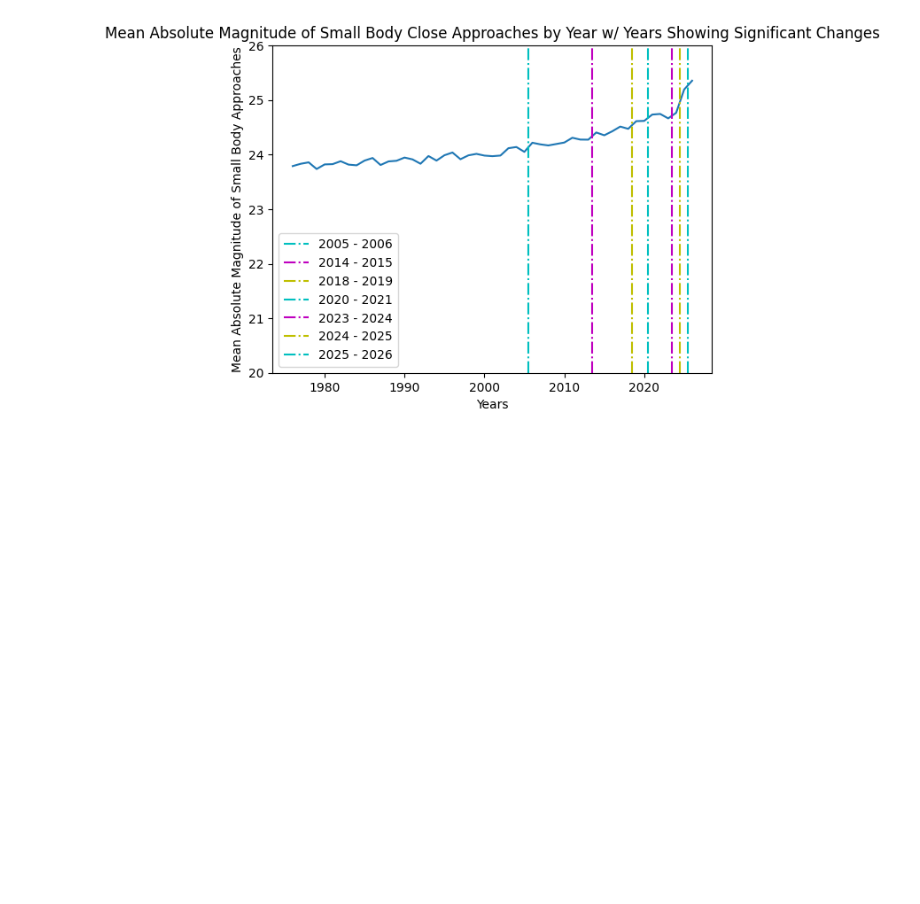
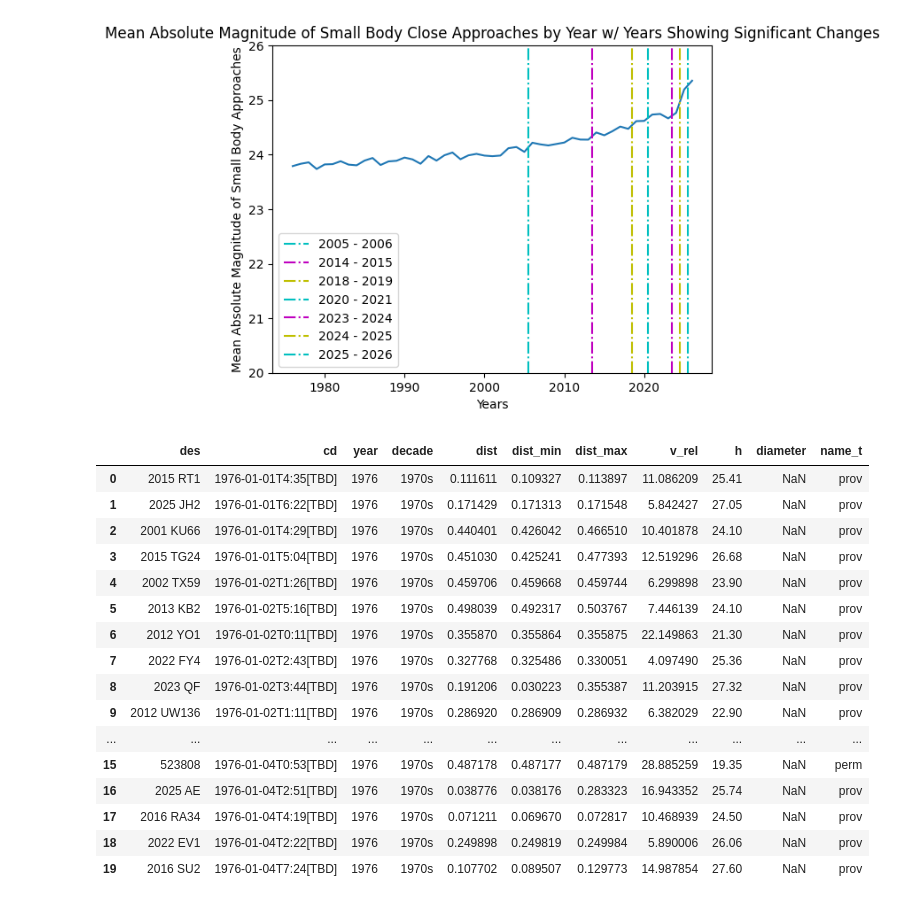
Before and after one commit to benteMarij/DSRP-Small-Body-Close-Approaches-BMdZ, a Jupyter notebook: BMdZ_DSRP_Colab_Small_Body_Close_Approaches.ipynb, the cells around one changed output. Saved outputs shown, nothing was run; the diff lists cells and outputs as text; code cells hidden in the pictures; blank space fills up the shorter version.

```diff
--- a/BMdZ_DSRP_Colab_Small_Body_Close_Approaches.ipynb
+++ b/BMdZ_DSRP_Colab_Small_Body_Close_Approaches.ipynb
@@ -611,3 +610,30 @@ plt.legend()
 plt.show()
 # %% [output]
 [figure]
+# %%
+nameList = []
+for name in df['des']:
+  if (len(name) < 7):
+    nameList.append('perm')
+  else:
+    nameList.append('prov')
+df.insert(10, 'name_t', nameList, True)
+df.head(20)
+# %% [output]
+|  | des | cd | year | decade | dist | dist_min | dist_max | v_rel | h | diameter | name_t |
+| 0 | 2015 RT1 | 1976-01-01T4:35[TBD] | 1976 | 1970s | 0.111611 | 0.109327 | 0.113897 | 11.086209 | 25.41 | NaN | prov |
+| 1 | 2025 JH2 | 1976-01-01T6:22[TBD] | 1976 | 1970s | 0.171429 | 0.171313 | 0.171548 | 5.842427 | 27.05 | NaN | prov |
+| 2 | 2001 KU66 | 1976-01-01T4:29[TBD] | 1976 | 1970s | 0.440401 | 0.426042 | 0.466510 | 10.401878 | 24.10 | NaN | prov |
+| 3 | 2015 TG24 | 1976-01-01T5:04[TBD] | 1976 | 1970s | 0.451030 | 0.425241 | 0.477393 | 12.519296 | 26.68 | NaN | prov |
+| 4 | 2002 TX59 | 1976-01-02T1:26[TBD] | 1976 | 1970s | 0.459706 | 0.459668 | 0.459744 | 6.299898 | 23.90 | NaN | prov |
+| 5 | 2013 KB2 | 1976-01-02T5:16[TBD] | 1976 | 1970s | 0.498039 | 0.492317 | 0.503767 | 7.446139 | 24.10 | NaN | prov |
+| 6 | 2012 YO1 | 1976-01-02T0:11[TBD] | 1976 | 1970s | 0.355870 | 0.355864 | 0.355875 | 22.149863 | 21.30 | NaN | prov |
+| 7 | 2022 FY4 | 1976-01-02T2:43[TBD] | 1976 | 1970s | 0.327768 | 0.325486 | 0.330051 | 4.097490 | 25.36 | NaN | prov |
+| 8 | 2023 QF | 1976-01-02T3:44[TBD] | 1976 | 1970s | 0.191206 | 0.030223 | 0.355387 | 11.203915 | 27.32 | NaN | prov |
+| 9 | 2012 UW136 | 1976-01-02T1:11[TBD] | 1976 | 1970s | 0.286920 | 0.286909 | 0.286932 | 6.382029 | 22.90 | NaN | prov |
+| ... | ... | ... | ... | ... | ... | ... | ... | ... | ... | ... | ... |
+| 15 | 523808 | 1976-01-04T0:53[TBD] | 1976 | 1970s | 0.487178 | 0.487177 | 0.487179 | 28.885259 | 19.35 | NaN | perm |
+| 16 | 2025 AE | 1976-01-04T2:51[TBD] | 1976 | 1970s | 0.038776 | 0.038176 | 0.283323 | 16.943352 | 25.74 | NaN | prov |
+| 17 | 2016 RA34 | 1976-01-04T4:19[TBD] | 1976 | 1970s | 0.071211 | 0.069670 | 0.072817 | 10.468939 | 24.50 | NaN | prov |
+| 18 | 2022 EV1 | 1976-01-04T2:22[TBD] | 1976 | 1970s | 0.249898 | 0.249819 | 0.249984 | 5.890006 | 26.06 | NaN | prov |
+| 19 | 2016 SU2 | 1976-01-04T7:24[TBD] | 1976 | 1970s | 0.107702 | 0.089507 | 0.129773 | 14.987854 | 27.60 | NaN | prov |
```
Also changed, not shown: parts of 12 cells of this notebook.
